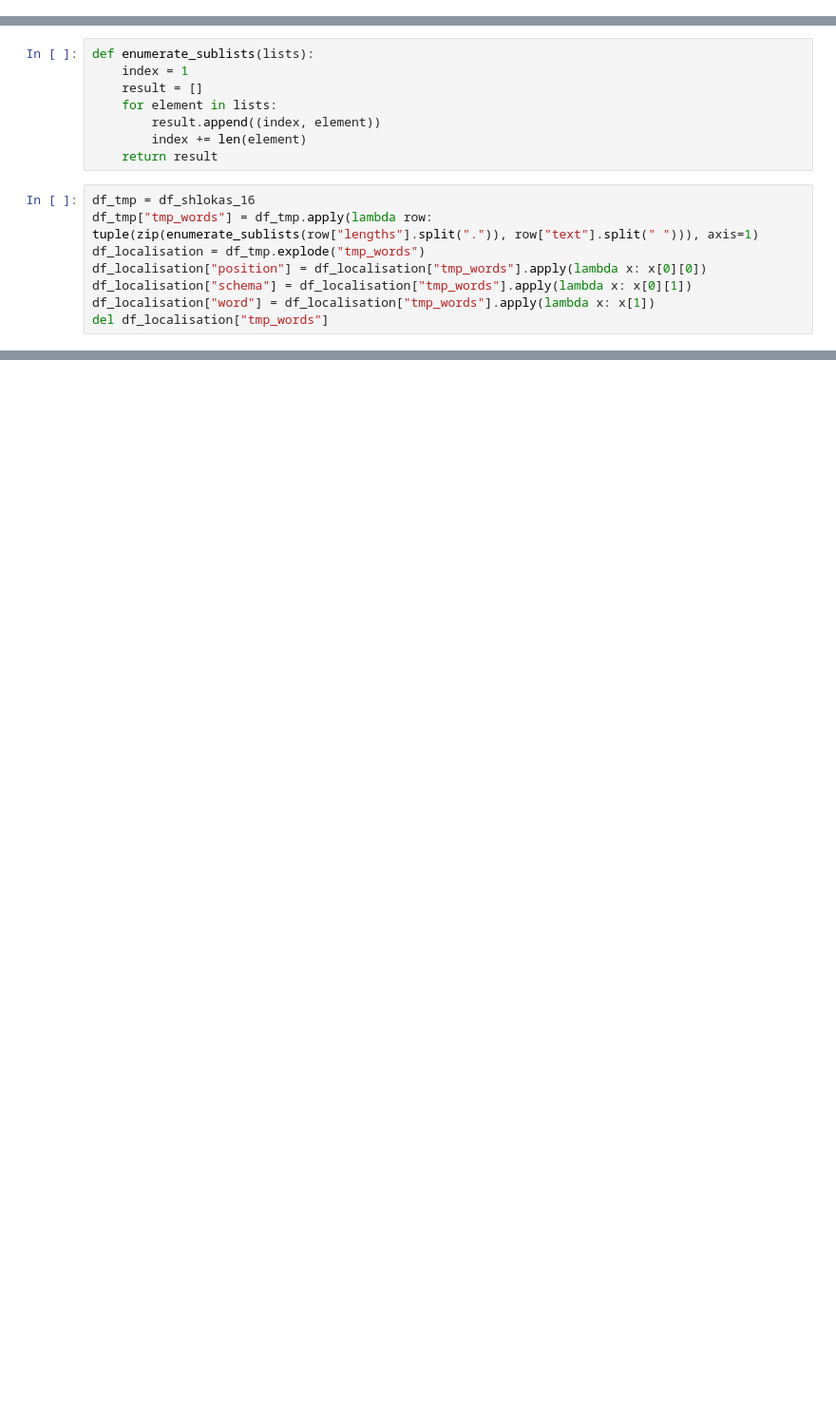
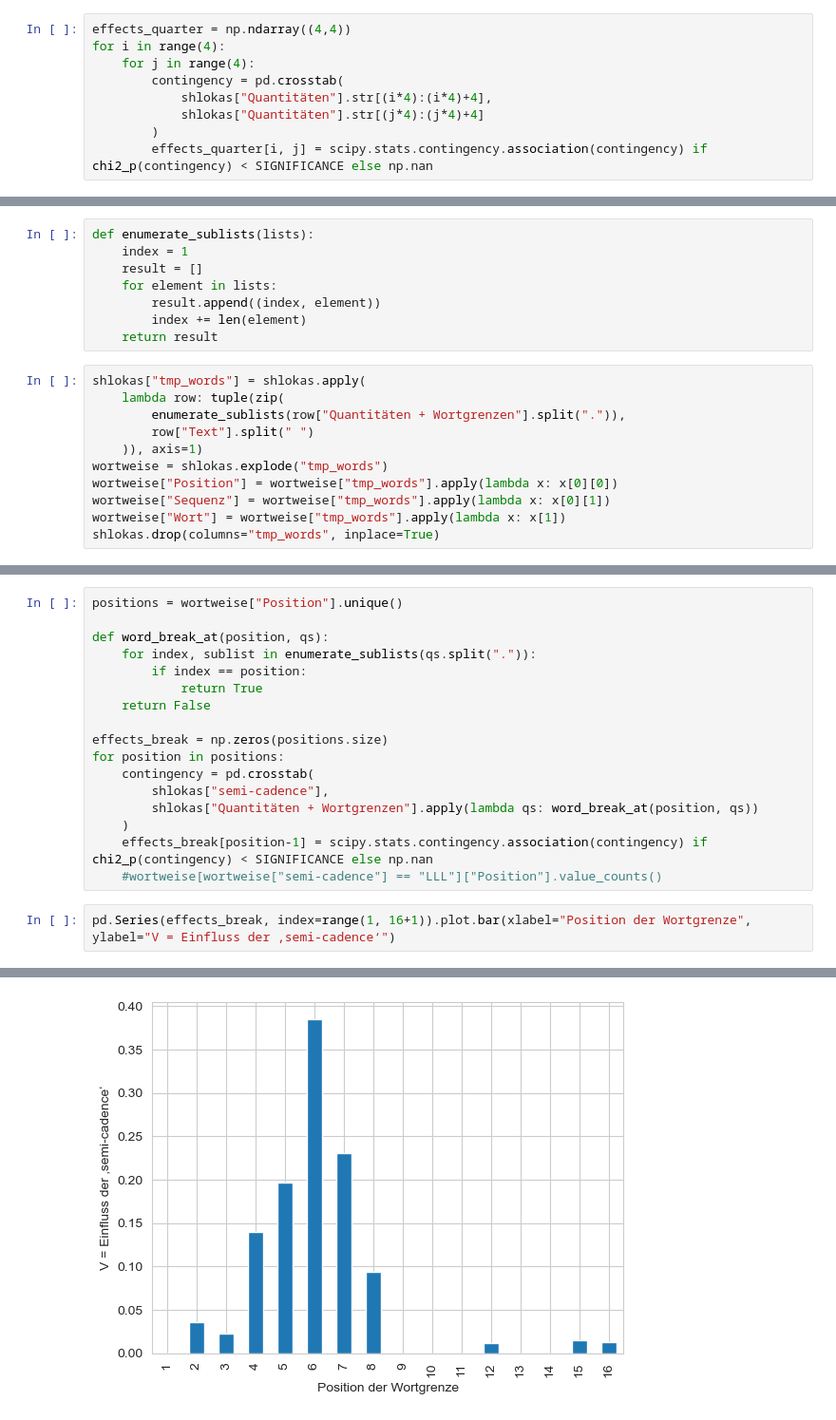
Before and after one commit to kmein/shloka, a Jupyter notebook: shloka-scansion/Shloka.ipynb, the cells around one changed output, grey strips where cells are left out. Shown at 95% size. Drawn from its saved outputs; the diff is of its cells as text; blank space fills up the shorter version.

Commit message:
shloka-scansion: do real statistics and clean up notebook

```diff
--- a/shloka-scansion/Shloka.ipynb
+++ b/shloka-scansion/Shloka.ipynb
@@ -222,0 +326,9 @@ pd.crosstab([df_single_weight.opening, df_single_weight.position], df_single_wei
+# %%
+effects_quarter = np.ndarray((4,4))
+for i in range(4):
+    for j in range(4):
+        contingency = pd.crosstab(
+            shlokas["Quantitäten"].str[(i*4):(i*4)+4],
+            shlokas["Quantitäten"].str[(j*4):(j*4)+4]
+        )
+        effects_quarter[i, j] = scipy.stats.contingency.association(contingency) if chi2_p(contingency) < SIGNIFICANCE else np.nan
@@ -229,10 +351,13 @@ def enumerate_sublists(lists):
         index += len(element)
     return result
 # %%
-df_tmp = df_shlokas_16
-df_tmp["tmp_words"] = df_tmp.apply(lambda row: tuple(zip(enumerate_sublists(row["lengths"].split(".")), row["text"].split(" "))), axis=1)
-df_localisation = df_tmp.explode("tmp_words")
-df_localisation["position"] = df_localisation["tmp_words"].apply(lambda x: x[0][0])
-df_localisation["schema"] = df_localisation["tmp_words"].apply(lambda x: x[0][1])
-df_localisation["word"] = df_localisation["tmp_words"].apply(lambda x: x[1])
-del df_localisation["tmp_words"]
+shlokas["tmp_words"] = shlokas.apply(
+    lambda row: tuple(zip(
+        enumerate_sublists(row["Quantitäten + Wortgrenzen"].split(".")),
+        row["Text"].split(" ")
+    )), axis=1)
+wortweise = shlokas.explode("tmp_words")
+wortweise["Position"] = wortweise["tmp_words"].apply(lambda x: x[0][0])
+wortweise["Sequenz"] = wortweise["tmp_words"].apply(lambda x: x[0][1])
+wortweise["Wort"] = wortweise["tmp_words"].apply(lambda x: x[1])
+shlokas.drop(columns="tmp_words", inplace=True)
@@ -256,0 +382,20 @@ x[x.word == "iti"]
+# %%
+positions = wortweise["Position"].unique()
+
+def word_break_at(position, qs):
+    for index, sublist in enumerate_sublists(qs.split(".")):
+        if index == position:
+            return True
+    return False
+
+effects_break = np.zeros(positions.size)
+for position in positions:
+    contingency = pd.crosstab(
+        shlokas["semi-cadence"],
+        shlokas["Quantitäten + Wortgrenzen"].apply(lambda qs: word_break_at(position, qs))
+    )
+    effects_break[position-1] = scipy.stats.contingency.association(contingency) if chi2_p(contingency) < SIGNIFICANCE else np.nan
+    #wortweise[wortweise["semi-cadence"] == "LLL"]["Position"].value_counts()
+# %%
+pd.Series(effects_break, index=range(1, 16+1)).plot.bar(xlabel="Position der Wortgrenze", ylabel="V = Einfluss der ‚semi-cadence‘")
+# %% [output]
@@ -256,0 +403 @@ x[x.word == "iti"]
+[figure, added]
```
Also changed, not shown: parts of 92 cells of this notebook.
